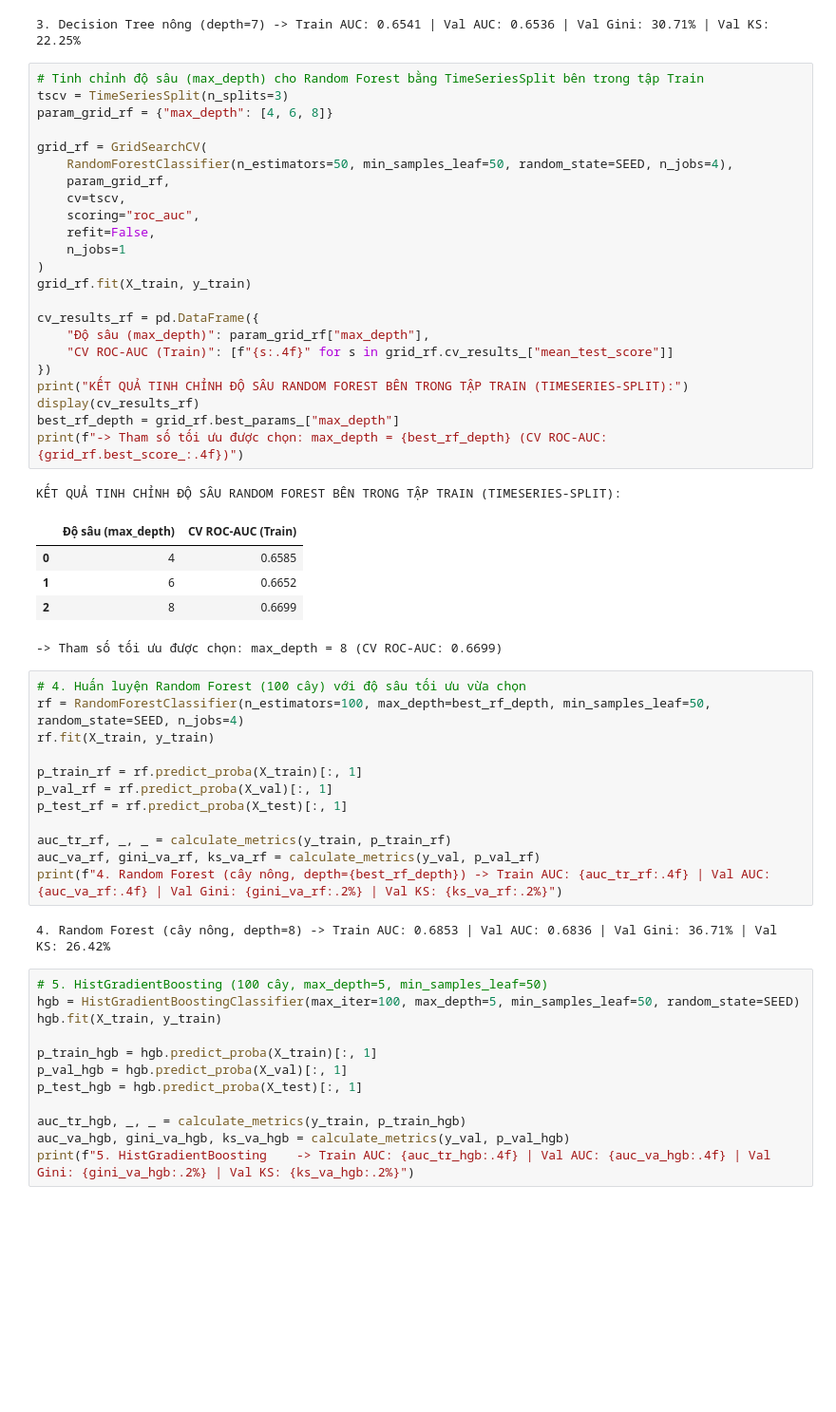
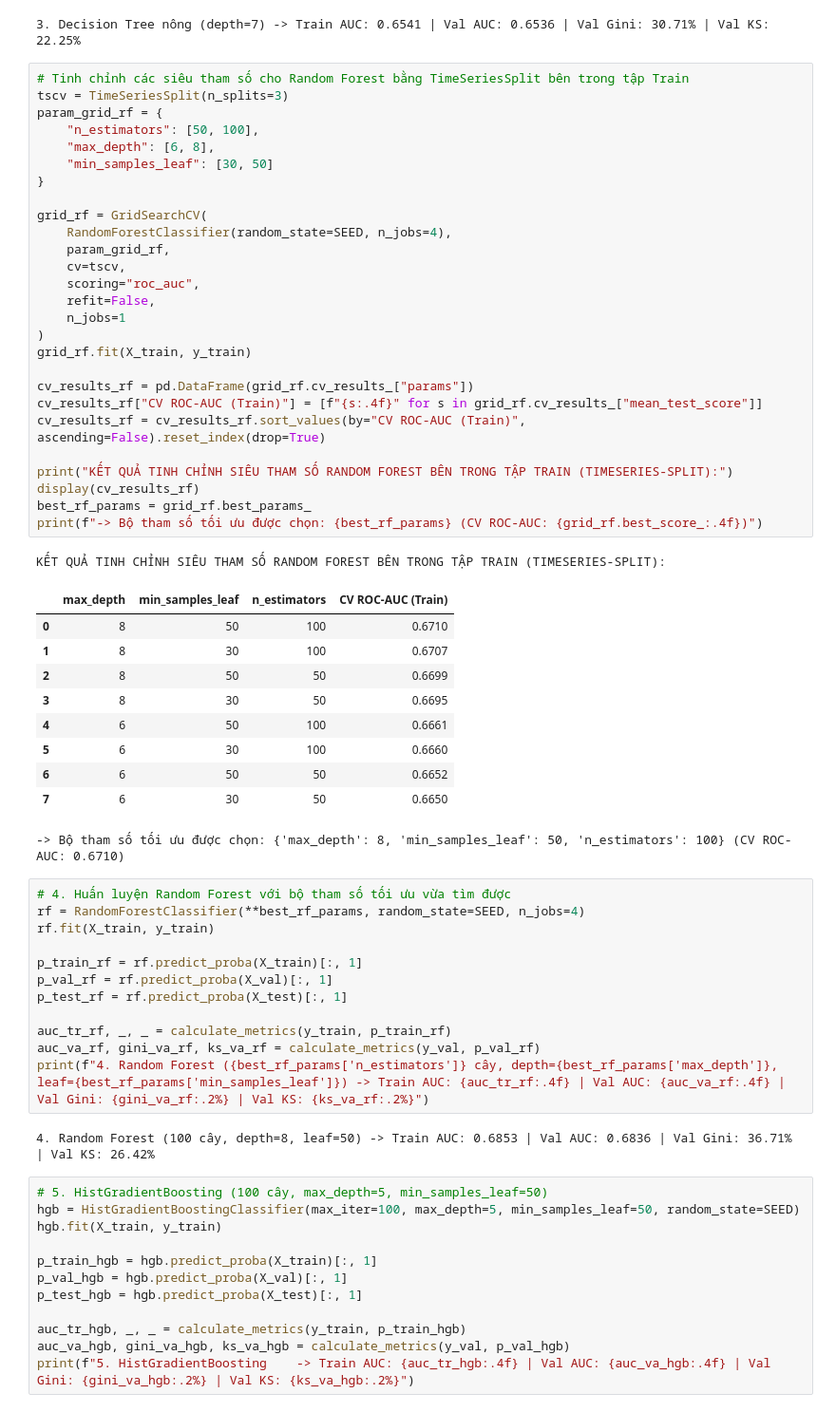
Before and after one commit to Eliza516/Lending-Club-Credit-Scoring, a Jupyter notebook: notebooks/03_mo_hinh.ipynb, the cells around one changed output. Shown at 95% size. Drawn from its saved outputs; the diff is of its cells as text; blank space fills up the shorter version.

Commit message:
tuning toàn diện Random Forest: n_estimators, max_depth, min_samples_leaf

```diff
--- a/notebooks/03_mo_hinh.ipynb
+++ b/notebooks/03_mo_hinh.ipynb
@@ -165,38 +165,47 @@ print(f"3. Decision Tree nông (depth={best_depth}) -> Train AUC: {auc_tr_dt:.4f
 # %% [output]
 3. Decision Tree nông (depth=7) -> Train AUC: 0.6541 | Val AUC: 0.6536 | Val Gini: 30.71% | Val KS: 22.25%
 # %%
-# Tinh chỉnh độ sâu (max_depth) cho Random Forest bằng TimeSeriesSplit bên trong tập Train
+# Tinh chỉnh các siêu tham số cho Random Forest bằng TimeSeriesSplit bên trong tập Train
 tscv = TimeSeriesSplit(n_splits=3)
-param_grid_rf = {"max_depth": [4, 6, 8]}
+param_grid_rf = {
+    "n_estimators": [50, 100],
+    "max_depth": [6, 8],
+    "min_samples_leaf": [30, 50]
+}
 
 grid_rf = GridSearchCV(
-    RandomForestClassifier(n_estimators=50, min_samples_leaf=50, random_state=SEED, n_jobs=4),
+    RandomForestClassifier(random_state=SEED, n_jobs=4),
     param_grid_rf,
     cv=tscv,
     scoring="roc_auc",
     refit=False,
     n_jobs=1
 )
 grid_rf.fit(X_train, y_train)
 
-cv_results_rf = pd.DataFrame({
-    "Độ sâu (max_depth)": param_grid_rf["max_depth"],
-    "CV ROC-AUC (Train)": [f"{s:.4f}" for s in grid_rf.cv_results_["mean_test_score"]]
-})
-print("KẾT QUẢ TINH CHỈNH ĐỘ SÂU RANDOM FOREST BÊN TRONG TẬP TRAIN (TIMESERIES-SPLIT):")
+cv_results_rf = pd.DataFrame(grid_rf.cv_results_["params"])
+cv_results_rf["CV ROC-AUC (Train)"] = [f"{s:.4f}" for s in grid_rf.cv_results_["mean_test_score"]]
+cv_results_rf = cv_results_rf.sort_values(by="CV ROC-AUC (Train)", ascending=False).reset_index(drop=True)
+
+print("KẾT QUẢ TINH CHỈNH SIÊU THAM SỐ RANDOM FOREST BÊN TRONG TẬP TRAIN (TIMESERIES-SPLIT):")
 display(cv_results_rf)
-best_rf_depth = grid_rf.best_params_["max_depth"]
-print(f"-> Tham số tối ưu được chọn: max_depth = {best_rf_depth} (CV ROC-AUC: {grid_rf.best_score_:.4f})")
+best_rf_params = grid_rf.best_params_
+print(f"-> Bộ tham số tối ưu được chọn: {best_rf_params} (CV ROC-AUC: {grid_rf.best_score_:.4f})")
 # %% [output]
-KẾT QUẢ TINH CHỈNH ĐỘ SÂU RANDOM FOREST BÊN TRONG TẬP TRAIN (TIMESERIES-SPLIT):
+KẾT QUẢ TINH CHỈNH SIÊU THAM SỐ RANDOM FOREST BÊN TRONG TẬP TRAIN (TIMESERIES-SPLIT):
-|  | Độ sâu (max_depth) | CV ROC-AUC (Train) |
-| 0 | 4 | 0.6585 |
-| 1 | 6 | 0.6652 |
-| 2 | 8 | 0.6699 |
+|  | max_depth | min_samples_leaf | n_estimators | CV ROC-AUC (Train) |
+| 0 | 8 | 50 | 100 | 0.6710 |
+| 1 | 8 | 30 | 100 | 0.6707 |
+| 2 | 8 | 50 | 50 | 0.6699 |
+| 3 | 8 | 30 | 50 | 0.6695 |
+| 4 | 6 | 50 | 100 | 0.6661 |
+| 5 | 6 | 30 | 100 | 0.6660 |
+| 6 | 6 | 50 | 50 | 0.6652 |
+| 7 | 6 | 30 | 50 | 0.6650 |
--> Tham số tối ưu được chọn: max_depth = 8 (CV ROC-AUC: 0.6699)
+-> Bộ tham số tối ưu được chọn: {'max_depth': 8, 'min_samples_leaf': 50, 'n_estimators': 100} (CV ROC-AUC: 0.6710)
 # %%
-# 4. Huấn luyện Random Forest (100 cây) với độ sâu tối ưu vừa chọn
-rf = RandomForestClassifier(n_estimators=100, max_depth=best_rf_depth, min_samples_leaf=50, random_state=SEED, n_jobs=4)
+# 4. Huấn luyện Random Forest với bộ tham số tối ưu vừa tìm được
+rf = RandomForestClassifier(**best_rf_params, random_state=SEED, n_jobs=4)
 rf.fit(X_train, y_train)
 
 p_train_rf = rf.predict_proba(X_train)[:, 1]
@@ -205,9 +214,9 @@ p_test_rf = rf.predict_proba(X_test)[:, 1]
 
 auc_tr_rf, _, _ = calculate_metrics(y_train, p_train_rf)
 auc_va_rf, gini_va_rf, ks_va_rf = calculate_metrics(y_val, p_val_rf)
-print(f"4. Random Forest (cây nông, depth={best_rf_depth}) -> Train AUC: {auc_tr_rf:.4f} | Val AUC: {auc_va_rf:.4f} | Val Gini: {gini_va_rf:.2%} | Val KS: {ks_va_rf:.2%}")
+print(f"4. Random Forest ({best_rf_params['n_estimators']} cây, depth={best_rf_params['max_depth']}, leaf={best_rf_params['min_samples_leaf']}) -> Train AUC: {auc_tr_rf:.4f} | Val AUC: {auc_va_rf:.4f} | Val Gini: {gini_va_rf:.2%} | Val KS: {ks_va_rf:.2%}")
 # %% [output]
-4. Random Forest (cây nông, depth=8) -> Train AUC: 0.6853 | Val AUC: 0.6836 | Val Gini: 36.71% | Val KS: 26.42%
+4. Random Forest (100 cây, depth=8, leaf=50) -> Train AUC: 0.6853 | Val AUC: 0.6836 | Val Gini: 36.71% | Val KS: 26.42%
 # %%
 # 5. HistGradientBoosting (100 cây, max_depth=5, min_samples_leaf=50)
 hgb = HistGradientBoostingClassifier(max_iter=100, max_depth=5, min_samples_leaf=50, random_state=SEED)
```
